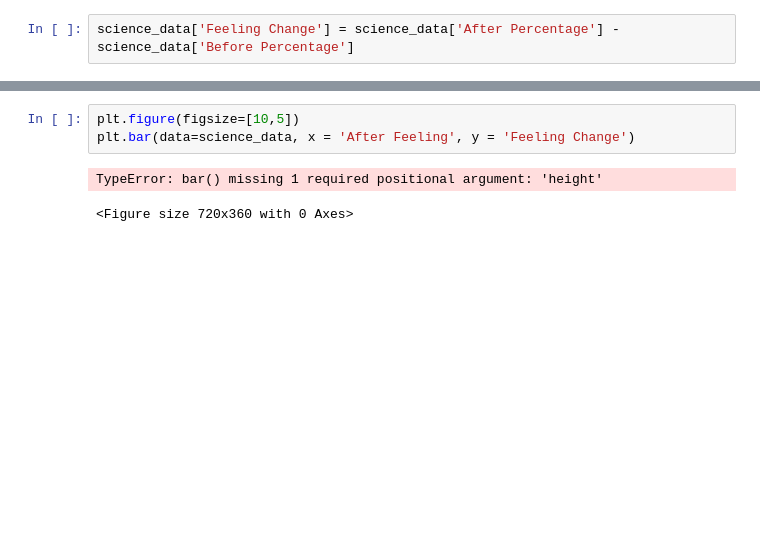
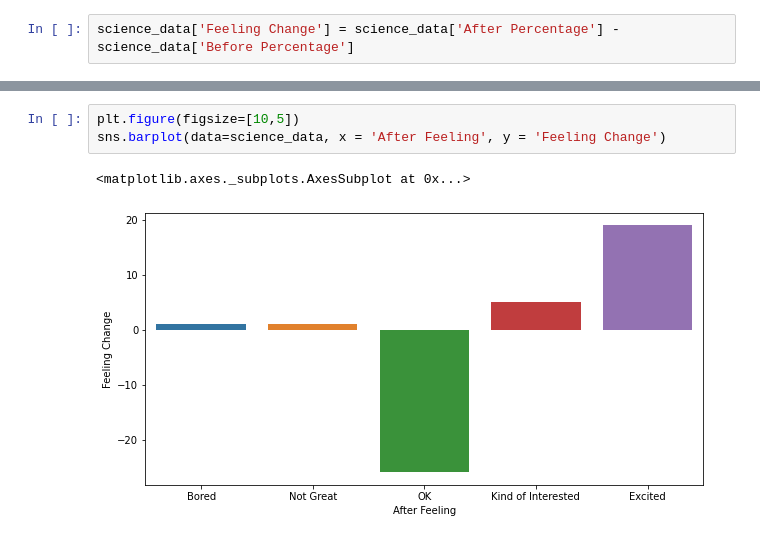
Before and after one commit to Miles-Murphy/science_interest_quiz, a Jupyter notebook: science_interest_quiz.ipynb, the cells around one changed output, grey strips where cells are left out. Saved outputs shown, nothing was run; the diff lists cells and outputs as text; blank space fills up the shorter version.

Commit message:
Established GitHub Repo and have baseline visuals to answer quiz questions.

```diff
--- a/science_interest_quiz.ipynb
+++ b/science_interest_quiz.ipynb
@@ -102,7 +102,7 @@ science_data
 | 5 | Excited | 19.0 | Excited | 38.0 | 19.0 |
 # %%
 plt.figure(figsize=[10,5])
-plt.bar(data=science_data, x = 'After Feeling', y = 'Feeling Change')
+sns.barplot(data=science_data, x = 'After Feeling', y = 'Feeling Change')
 # %% [output]
-TypeError: bar() missing 1 required positional argument: 'height'
+<matplotlib.axes._subplots.AxesSubplot at 0x...>
-<Figure size 720x360 with 0 Axes>
+[figure, added]
```
